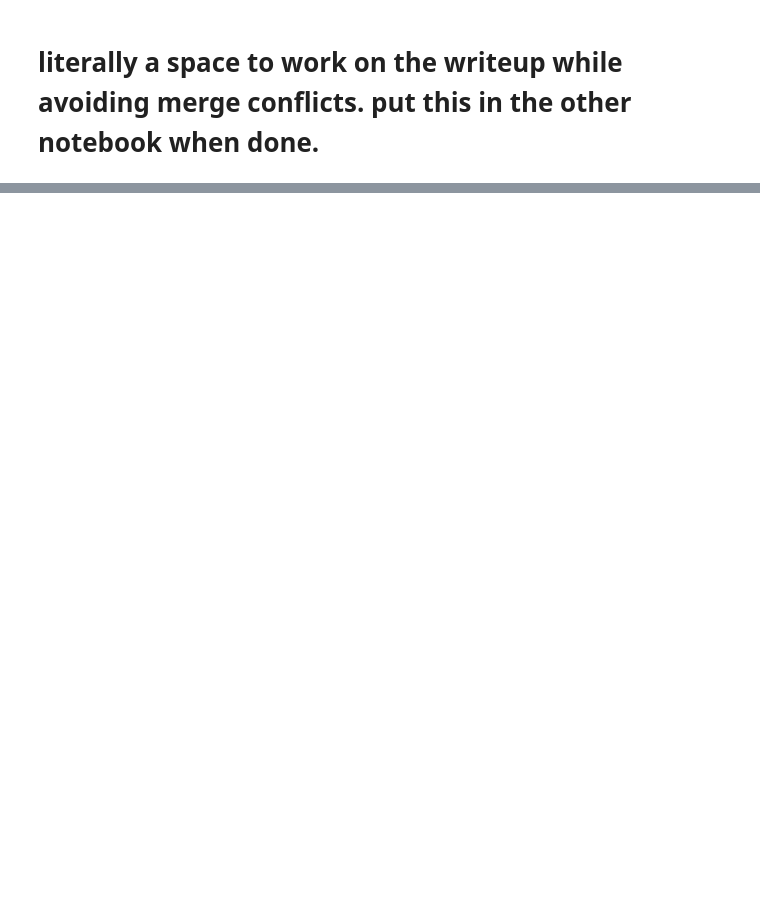
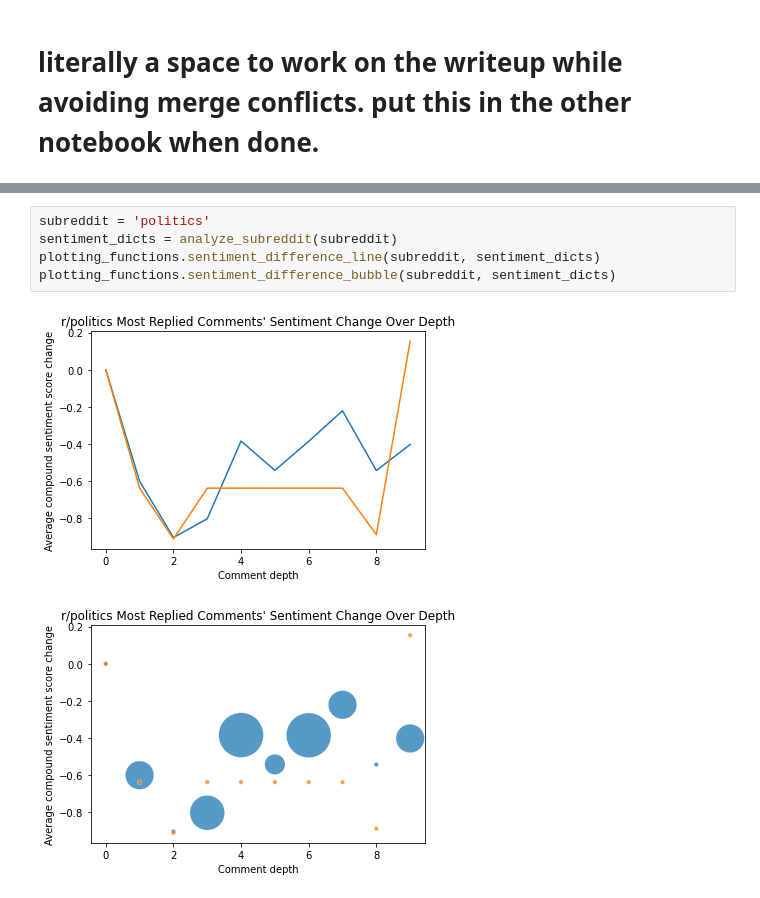
Before and after one commit to olincollege/reddit-sentiment, a Jupyter notebook: workspace.ipynb, the cells around one changed output, grey strips where cells are left out. Cells and saved outputs as stored; diff of their text form; blank space fills up the shorter version.

```diff
--- a/workspace.ipynb
+++ b/workspace.ipynb
@@ -55,0 +75,8 @@ Please refer to `sentiment_analysis.py` for greater detail.
+# %%
+subreddit = 'politics'
+sentiment_dicts = analyze_subreddit(subreddit)
+plotting_functions.sentiment_difference_line(subreddit, sentiment_dicts)
+plotting_functions.sentiment_difference_bubble(subreddit, sentiment_dicts)
+# %% [output]
+[figure, added]
+[figure, added]
```
Also changed, not shown: parts of 15 cells of this notebook, 2 other files.
